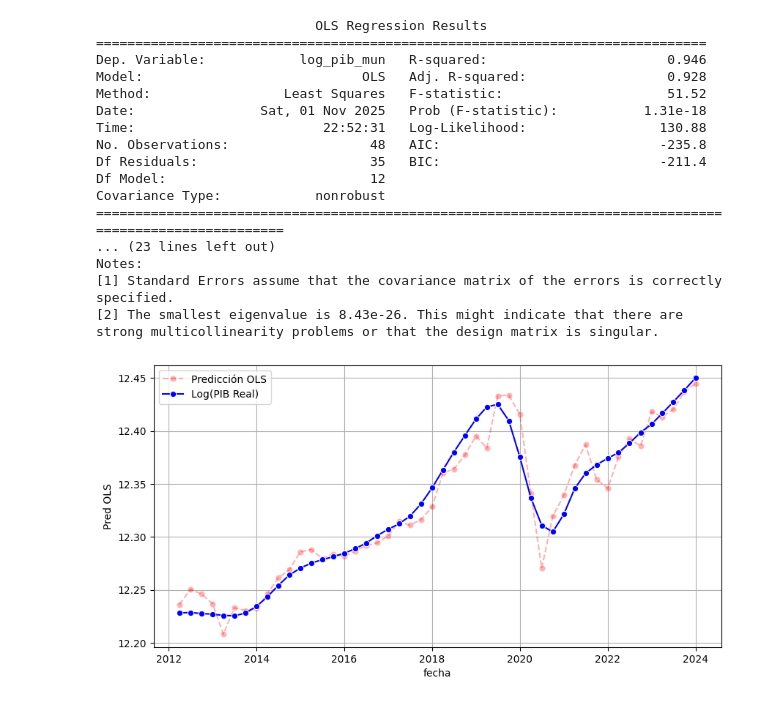
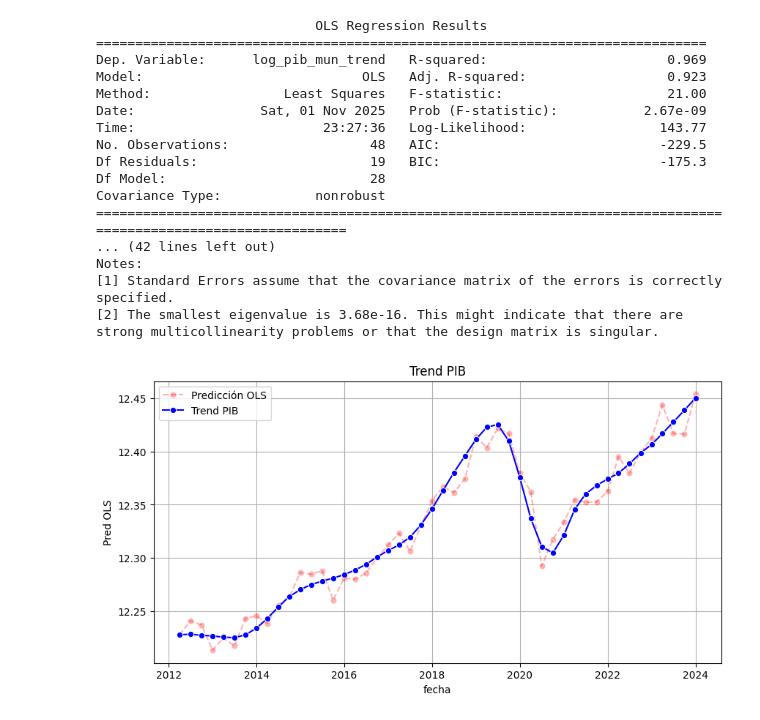
Before and after one commit to jmlopezfabian/Analisis-Imagenes-Satelitales-VNP46A1-, a Jupyter notebook: notebooks/Models_Monterrey.ipynb, the cells around one changed output. Saved outputs shown, nothing was run; the diff lists cells and outputs as text; code cells hidden in the pictures.

```diff
--- a/notebooks/Models_Monterrey.ipynb
+++ b/notebooks/Models_Monterrey.ipynb
@@ -21,2 +1,17 @@ mont.head()
+# %%
+import pandas as pd
+import numpy as np
+import matplotlib.pyplot as plt
+import seaborn as sns
+import statsmodels.api as sm
+
+import sys
+sys.path.append("..")
+
+from utils.preprocessing import preprocessing_completo
+from utils.config import PATH_RAD_MUNICIPIOS, PATH_PIB_MONTERREY
+
+_,_,mont_rad_pib = preprocessing_completo("monterrey", path_radianza = PATH_RAD_MUNICIPIOS, path_pib = PATH_PIB_MONTERREY)
+mont_rad_pib["log_pib_mun_trend"] = np.log(mont_rad_pib["pib_mun_trend"])
 # %%
 plt.figure(figsize=(10, 5))
@@ -50,39 +132,40 @@ mont.head()
 # %%
+# Añadir una constante al modelo
 
-# Añadir una constante al modelo
-X = mont.drop(columns = ["quarter", "fecha", "log_pib_mun", "municipio", "pib_mun"])
-y = mont["log_pib_mun"]
+X = mont_rad_pib.drop(columns = ["quarter", "fecha", "pib_mun_desestacionalizado", "municipio", "pib_mun_trend", "log_pib_mun_trend"])
+y = mont_rad_pib["log_pib_mun_trend"]
 
 X = sm.add_constant(X)
 modelo = sm.OLS(y, X)
 resultado = modelo.fit()
 
 print(resultado.summary())
 
-mont["Pred OLS"] = resultado.predict(X)
+mont_rad_pib["Pred OLS"] = resultado.predict(X)
 
 plt.figure(figsize=(10, 5))
-sns.lineplot(x="fecha", y="Pred OLS", data=mont, color = "red", label = "Predicción OLS", marker = "o", linestyle = "--", alpha = 0.3)
-sns.lineplot(x="fecha", y="log_pib_mun", data=mont, color = "blue", label = "Log(PIB Real)", marker = "o")
+sns.lineplot(x="fecha", y="Pred OLS", data=mont_rad_pib, color = "red", label = "Predicción OLS", marker = "o", linestyle = "--", alpha = 0.3)
+sns.lineplot(x="fecha", y="log_pib_mun_trend", data=mont_rad_pib, color = "blue", label = "Trend PIB", marker = "o")
 plt.legend()
+plt.title("Trend PIB")
 plt.grid(True)
 plt.show()
 # %% [output]
                             OLS Regression Results
 ==============================================================================
-Dep. Variable:            log_pib_mun   R-squared:                       0.946
-Model:                            OLS   Adj. R-squared:                  0.928
-Method:                 Least Squares   F-statistic:                     51.52
-Date:                Sat, 01 Nov 2025   Prob (F-statistic):           1.31e-18
-Time:                        22:52:31   Log-Likelihood:                 130.88
-No. Observations:                  48   AIC:                            -235.8
-Df Residuals:                      35   BIC:                            -211.4
-Df Model:                          12
+Dep. Variable:      log_pib_mun_trend   R-squared:                       0.969
+Model:                            OLS   Adj. R-squared:                  0.923
+Method:                 Least Squares   F-statistic:                     21.00
+Date:                Sat, 01 Nov 2025   Prob (F-statistic):           2.67e-09
+Time:                        23:27:36   Log-Likelihood:                 143.77
+No. Observations:                  48   AIC:                            -229.5
+Df Residuals:                      19   BIC:                            -175.3
+Df Model:                          28
 Covariance Type:            nonrobust
-========================================================================================================
-... (23 lines left out)
+================================================================================================================
+... (42 lines left out)
 Notes:
 [1] Standard Errors assume that the covariance matrix of the errors is correctly specified.
-[2] The smallest eigenvalue is 8.43e-26. This might indicate that there are
+[2] The smallest eigenvalue is 3.68e-16. This might indicate that there are
 strong multicollinearity problems or that the design matrix is singular.
-[figure, old version]
+[figure, new version]
```
Also changed, not shown: parts of 10 cells of this notebook, 2 other files.
